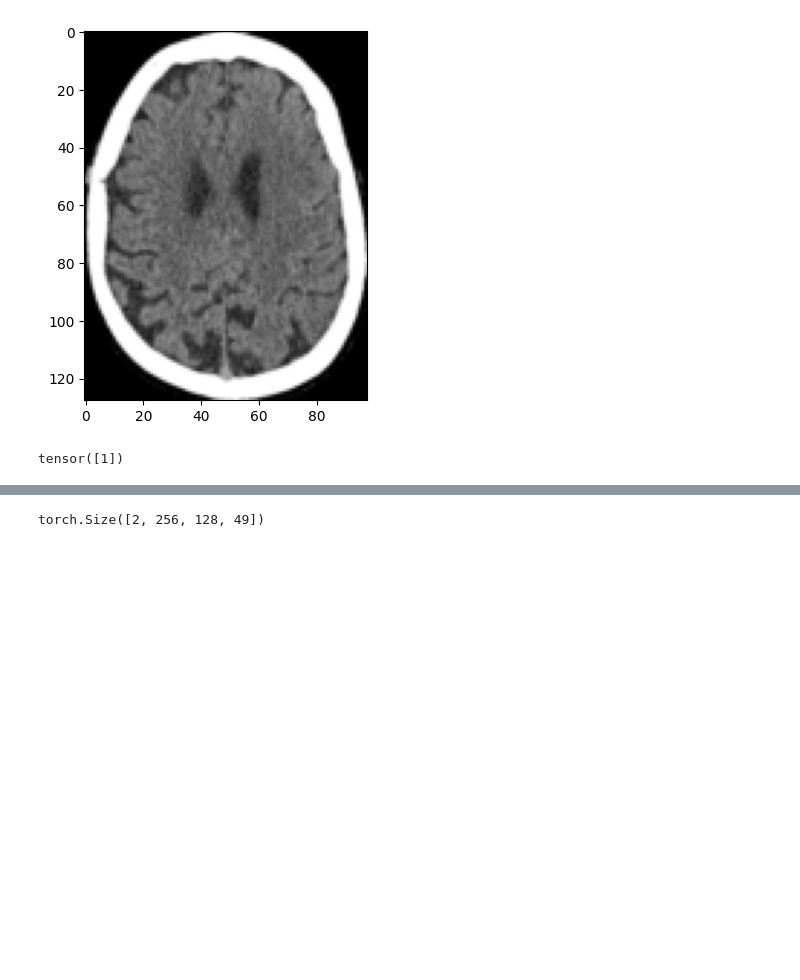
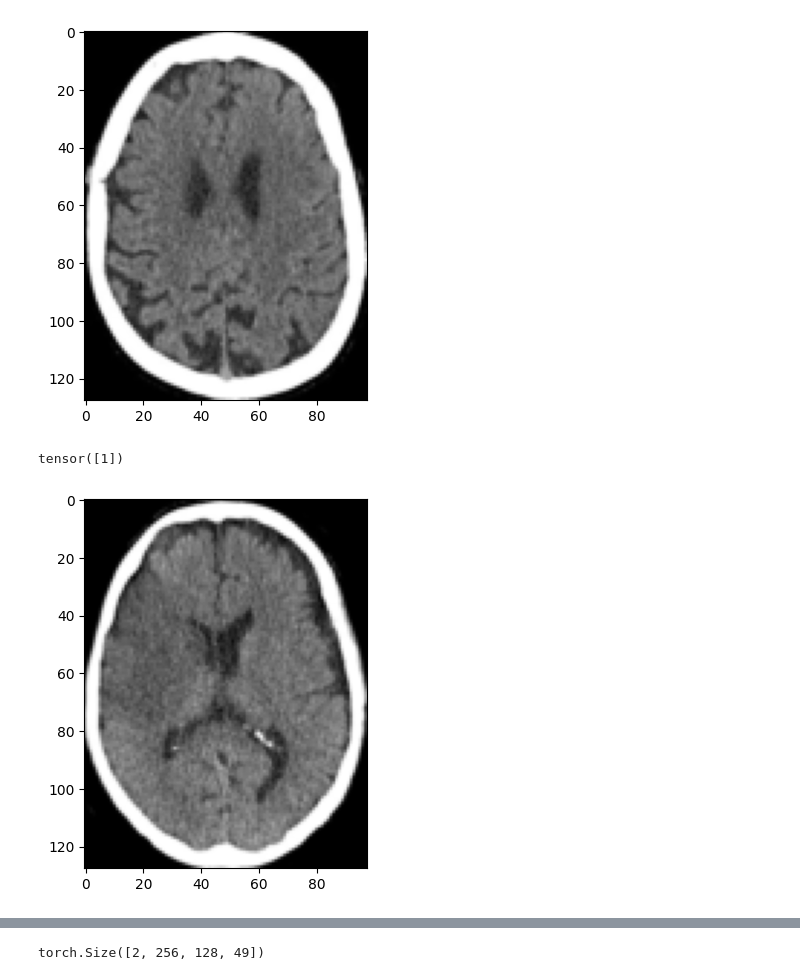
Before and after one commit to Anna-Pinewood/Ischemic_Stroke_Prediction, a Jupyter notebook: attention_visual.ipynb, the cells around one changed output, grey strips where cells are left out. Drawn from its saved outputs; the diff is of its cells as text; code cells hidden in the pictures; blank space fills up the shorter version.

```diff
--- a/attention_visual.ipynb
+++ b/attention_visual.ipynb
@@ -90 +111,5 @@ tensor([1])
+# %%
+show_tensor(img[0])
+# %% [output]
+[figure, added]
 # %%
```
Also changed, not shown: parts of 14 cells of this notebook.
